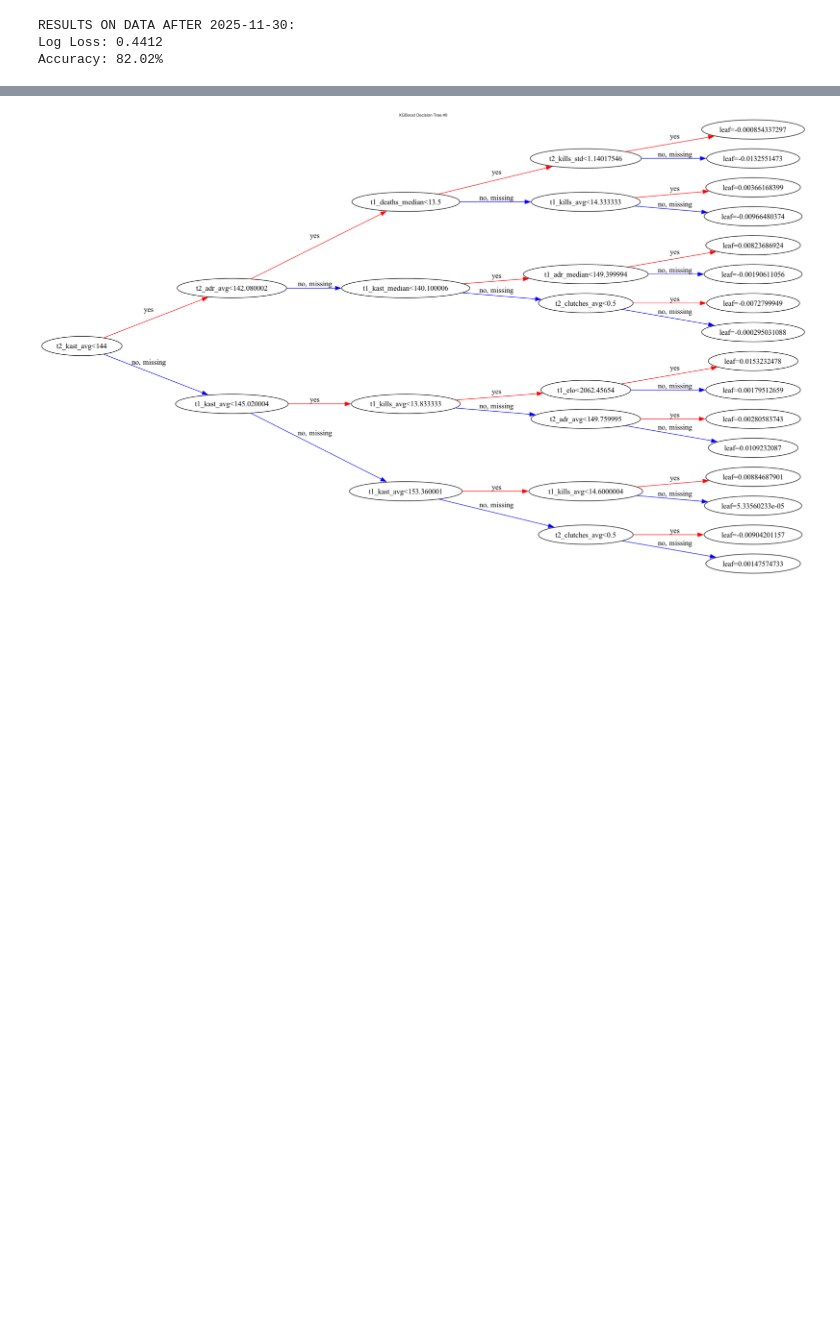
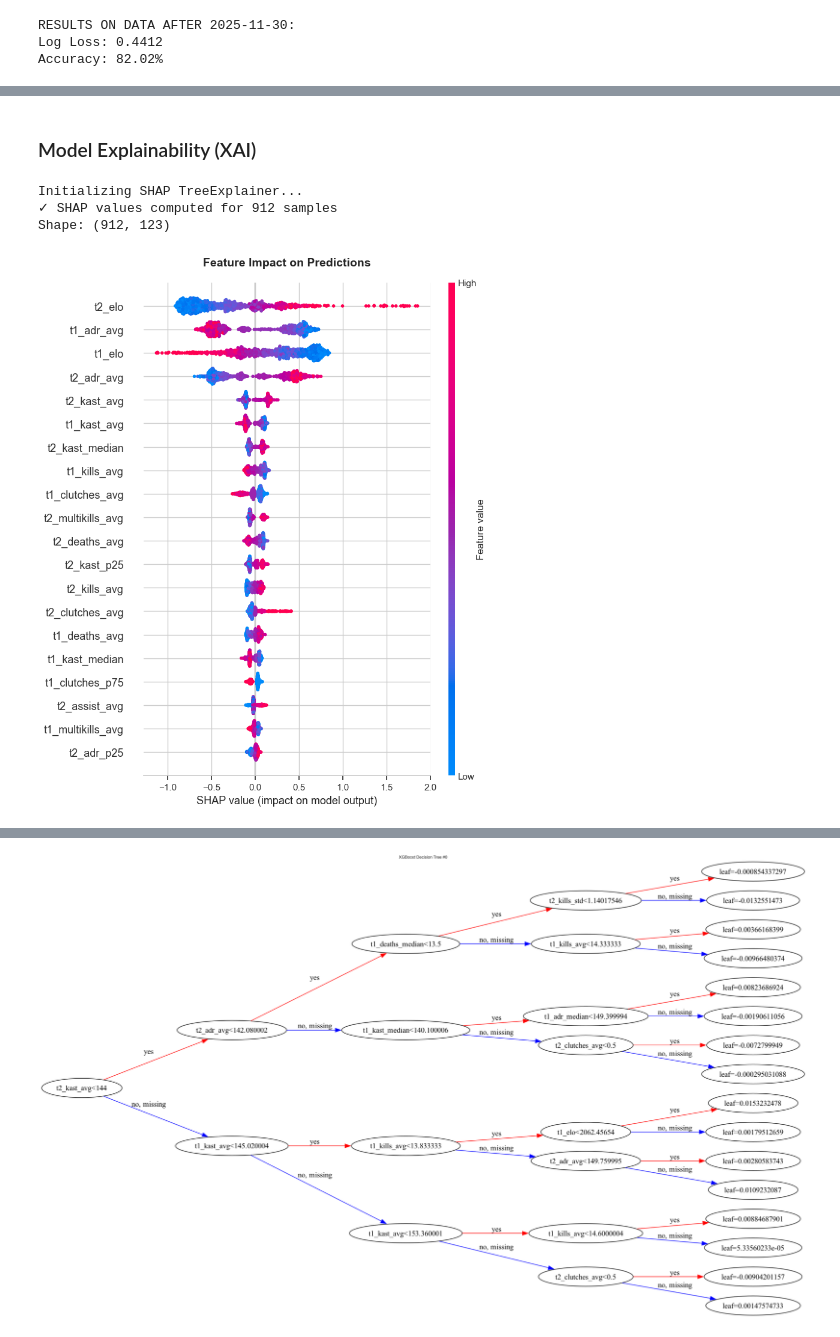
Before and after one commit to talDoFlemis/clutch-or-predict, a Jupyter notebook: notebooks/03-match-predictor.ipynb, the cells around one changed output, grey strips where cells are left out. Saved outputs shown, nothing was run; the diff lists cells and outputs as text; code cells hidden in the pictures; blank space fills up the shorter version.

Commit message:
feat: adding new shap plots

```diff
--- a/notebooks/03-match-predictor.ipynb
+++ b/notebooks/03-match-predictor.ipynb
@@ -231,0 +284,24 @@ Passing `palette` without assigning `hue` is deprecated and will be removed in v
+# %% [markdown]
+### Model Explainability (XAI)
+# %%
+print("Initializing SHAP TreeExplainer...")
+explainer = shap.TreeExplainer(best_model)
+
+sample_size = len(X_prod)
+X_sample = X_prod.iloc[:sample_size]
+shap_values = explainer.shap_values(X_sample)
+
+print(f"✓ SHAP values computed for {sample_size} samples")
+print(f"Shape: {shap_values.shape}")
+# %% [output]
+Initializing SHAP TreeExplainer...
+✓ SHAP values computed for 912 samples
+Shape: (912, 123)
+# %%
+plt.figure(figsize=(12, 10))
+shap.summary_plot(shap_values, X_sample, plot_type="dot", show=False)
+plt.title('Feature Impact on Predictions', fontsize=14, fontweight='bold', pad=20)
+plt.tight_layout()
+plt.show()
+# %% [output]
+[figure, added]
```
Also changed, not shown: parts of 11 cells of this notebook, 1 other file.
